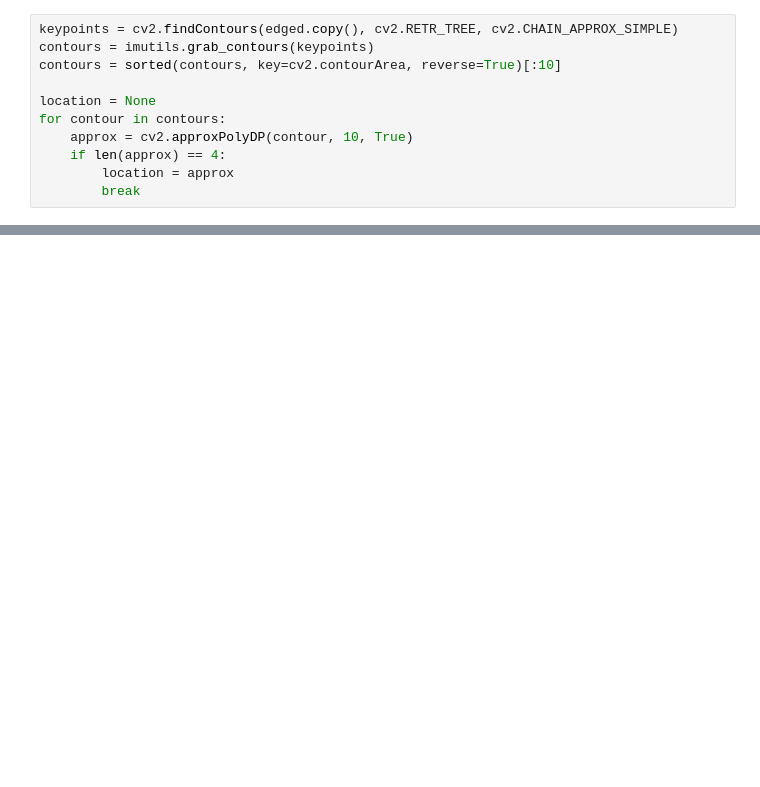
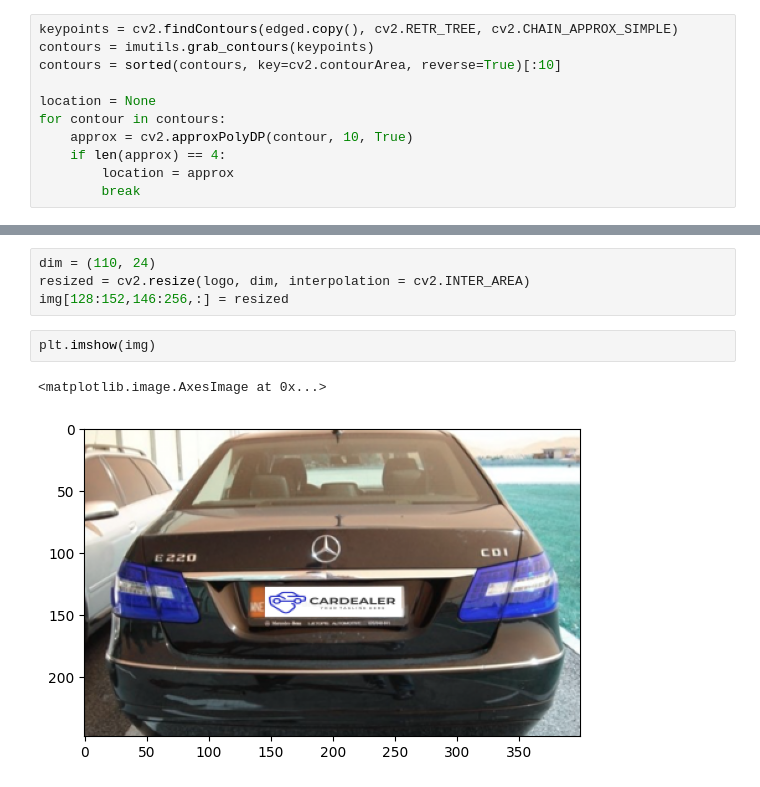
Before and after one commit to timsinashok/hidden-plate, a Jupyter notebook: horizontal_plate_detection.ipynb, the cells around one changed output, grey strips where cells are left out. Cells and saved outputs as stored; diff of their text form; blank space fills up the shorter version.

```diff
--- a/horizontal_plate_detection.ipynb
+++ b/horizontal_plate_detection.ipynb
@@ -40,0 +76,9 @@ plt.imshow(cv2.cvtColor(new_image, cv2.COLOR_BGR2RGB))
+# %%
+dim = (110, 24)
+resized = cv2.resize(logo, dim, interpolation = cv2.INTER_AREA)
+img[128:152,146:256,:] = resized
+# %%
+plt.imshow(img)
+# %% [output]
+<matplotlib.image.AxesImage at 0x...>
+[figure, added]
```
Also changed, not shown: parts of 10 cells of this notebook, 1 other file.
